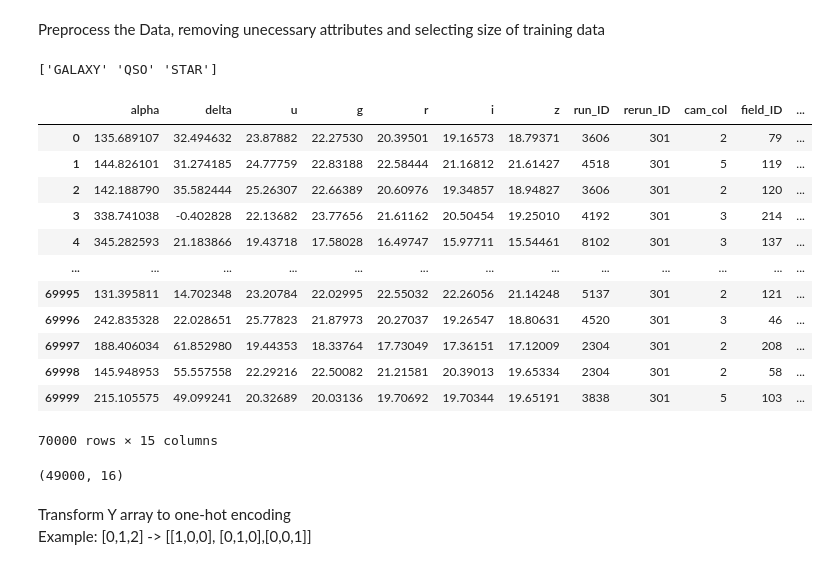
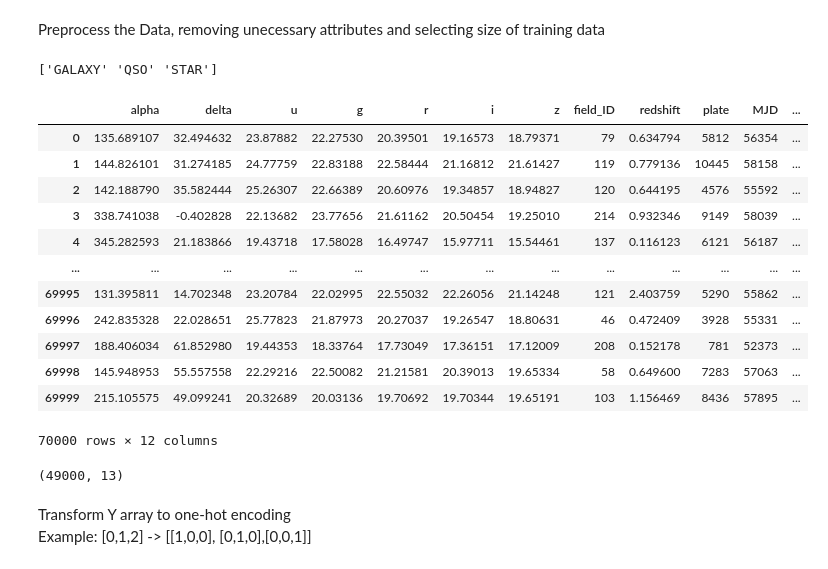
Before and after one commit to Nikosbatz/Stellar_Classification_models, a Jupyter notebook: logistic_regression.ipynb, the cells around one changed output. Saved outputs shown, nothing was run; the diff lists cells and outputs as text; code cells hidden in the pictures.

```diff
--- a/logistic_regression.ipynb
+++ b/logistic_regression.ipynb
@@ -11,35 +11,37 @@ from sklearn.preprocessing import StandardScaler
 # %%
 df = pd.read_csv('star_classification.csv')
 df["class"].unique()
 df = df[0:70000]
 x = df.drop('class', axis=1)
 x = x.drop("obj_ID", axis=1)
 x = x.drop("spec_obj_ID", axis=1)
+x = x.drop("run_ID", axis=1)
+x = x.drop("rerun_ID", axis=1)
+x = x.drop("cam_col", axis=1)
 y = df['class']
 x_train,x_test,y_train,y_test=train_test_split(x,y,test_size=0.3,random_state=42)
 ###
-weights = np.zeros( (3, 16) ) #16 attributes in the dataset
 iterations = 500
 alpha = 0.01    #the learning rate
 ###
 classes = {'GALAXY':0, 'QSO':1, 'STAR':2 }
 print(y.unique())
 x
 # %% [output]
 ['GALAXY' 'QSO' 'STAR']
-|  | alpha | delta | u | g | r | i | z | run_ID | rerun_ID | cam_col | field_ID | ... |
-| 0 | 135.689107 | 32.494632 | 23.87882 | 22.27530 | 20.39501 | 19.16573 | 18.79371 | 3606 | 301 | 2 | 79 | ... |
-| 1 | 144.826101 | 31.274185 | 24.77759 | 22.83188 | 22.58444 | 21.16812 | 21.61427 | 4518 | 301 | 5 | 119 | ... |
-| 2 | 142.188790 | 35.582444 | 25.26307 | 22.66389 | 20.60976 | 19.34857 | 18.94827 | 3606 | 301 | 2 | 120 | ... |
-| 3 | 338.741038 | -0.402828 | 22.13682 | 23.77656 | 21.61162 | 20.50454 | 19.25010 | 4192 | 301 | 3 | 214 | ... |
-| 4 | 345.282593 | 21.183866 | 19.43718 | 17.58028 | 16.49747 | 15.97711 | 15.54461 | 8102 | 301 | 3 | 137 | ... |
+|  | alpha | delta | u | g | r | i | z | field_ID | redshift | plate | MJD | ... |
+| 0 | 135.689107 | 32.494632 | 23.87882 | 22.27530 | 20.39501 | 19.16573 | 18.79371 | 79 | 0.634794 | 5812 | 56354 | ... |
+| 1 | 144.826101 | 31.274185 | 24.77759 | 22.83188 | 22.58444 | 21.16812 | 21.61427 | 119 | 0.779136 | 10445 | 58158 | ... |
+| 2 | 142.188790 | 35.582444 | 25.26307 | 22.66389 | 20.60976 | 19.34857 | 18.94827 | 120 | 0.644195 | 4576 | 55592 | ... |
+| 3 | 338.741038 | -0.402828 | 22.13682 | 23.77656 | 21.61162 | 20.50454 | 19.25010 | 214 | 0.932346 | 9149 | 58039 | ... |
+| 4 | 345.282593 | 21.183866 | 19.43718 | 17.58028 | 16.49747 | 15.97711 | 15.54461 | 137 | 0.116123 | 6121 | 56187 | ... |
 | ... | ... | ... | ... | ... | ... | ... | ... | ... | ... | ... | ... | ... |
-| 69995 | 131.395811 | 14.702348 | 23.20784 | 22.02995 | 22.55032 | 22.26056 | 21.14248 | 5137 | 301 | 2 | 121 | ... |
-| 69996 | 242.835328 | 22.028651 | 25.77823 | 21.87973 | 20.27037 | 19.26547 | 18.80631 | 4520 | 301 | 3 | 46 | ... |
-| 69997 | 188.406034 | 61.852980 | 19.44353 | 18.33764 | 17.73049 | 17.36151 | 17.12009 | 2304 | 301 | 2 | 208 | ... |
-| 69998 | 145.948953 | 55.557558 | 22.29216 | 22.50082 | 21.21581 | 20.39013 | 19.65334 | 2304 | 301 | 2 | 58 | ... |
-| 69999 | 215.105575 | 49.099241 | 20.32689 | 20.03136 | 19.70692 | 19.70344 | 19.65191 | 3838 | 301 | 5 | 103 | ... |
+| 69995 | 131.395811 | 14.702348 | 23.20784 | 22.02995 | 22.55032 | 22.26056 | 21.14248 | 121 | 2.403759 | 5290 | 55862 | ... |
+| 69996 | 242.835328 | 22.028651 | 25.77823 | 21.87973 | 20.27037 | 19.26547 | 18.80631 | 46 | 0.472409 | 3928 | 55331 | ... |
+| 69997 | 188.406034 | 61.852980 | 19.44353 | 18.33764 | 17.73049 | 17.36151 | 17.12009 | 208 | 0.152178 | 781 | 52373 | ... |
+| 69998 | 145.948953 | 55.557558 | 22.29216 | 22.50082 | 21.21581 | 20.39013 | 19.65334 | 58 | 0.649600 | 7283 | 57063 | ... |
+| 69999 | 215.105575 | 49.099241 | 20.32689 | 20.03136 | 19.70692 | 19.70344 | 19.65191 | 103 | 1.156469 | 8436 | 57895 | ... |
-70000 rows × 15 columns
+70000 rows × 12 columns
 # %%
 def transformYtoNum(y):
     # Transforms String classes to integers
@@ -67,7 +69,7 @@ x_train = np.hstack( (np.ones((x_train.shape[0],1) ), x_train) )
 x_test = np.hstack( (np.ones((x_test.shape[0],1) ), x_test) )
 print(x_train.shape) # 1 column of ones + 15 attributes
 # %% [output]
-(49000, 16)
+(49000, 13)
 # %% [markdown]
 Transform Y array to one-hot encoding<br>Example: [0,1,2] -> [[1,0,0], [0,1,0],[0,0,1]]
 # %%
```
Also changed, not shown: parts of 5 cells of this notebook, 2 other files.
